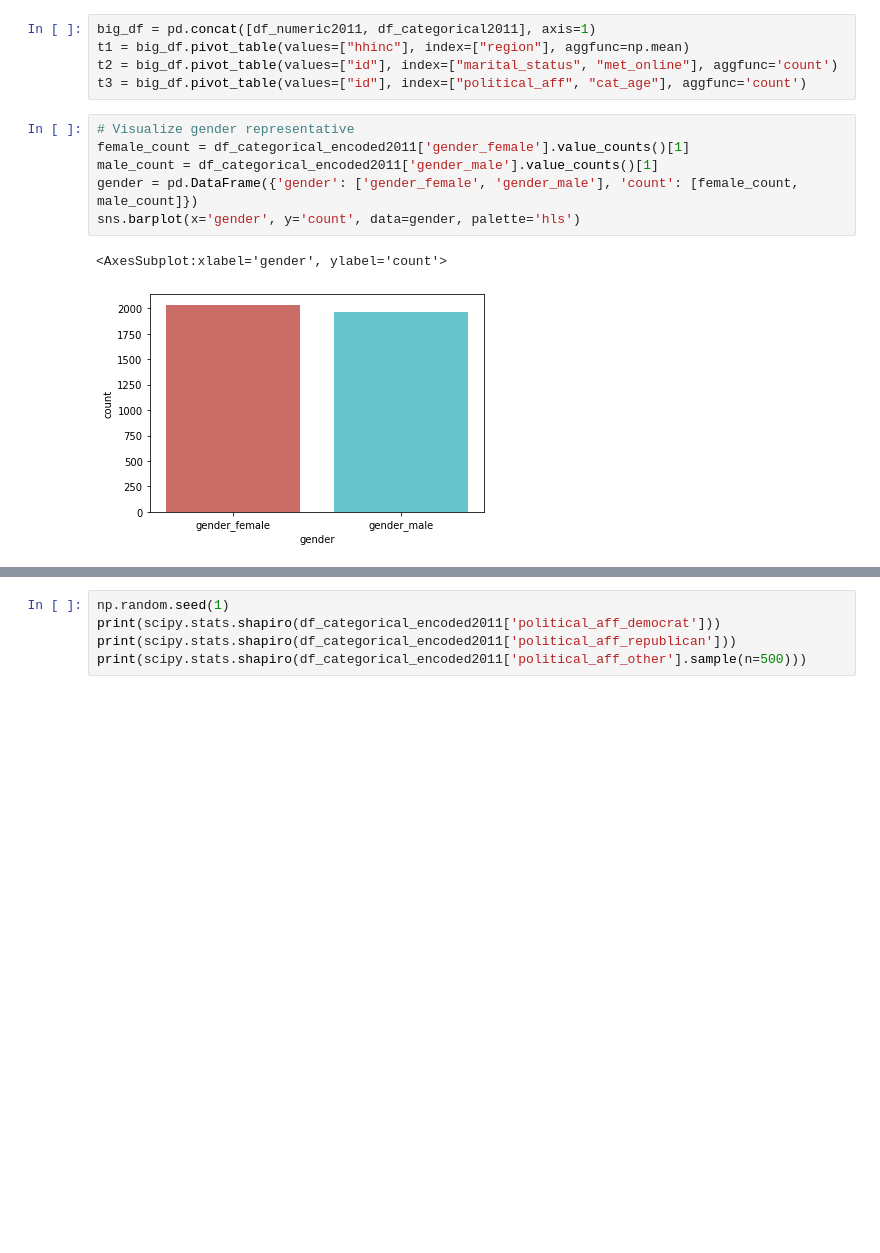
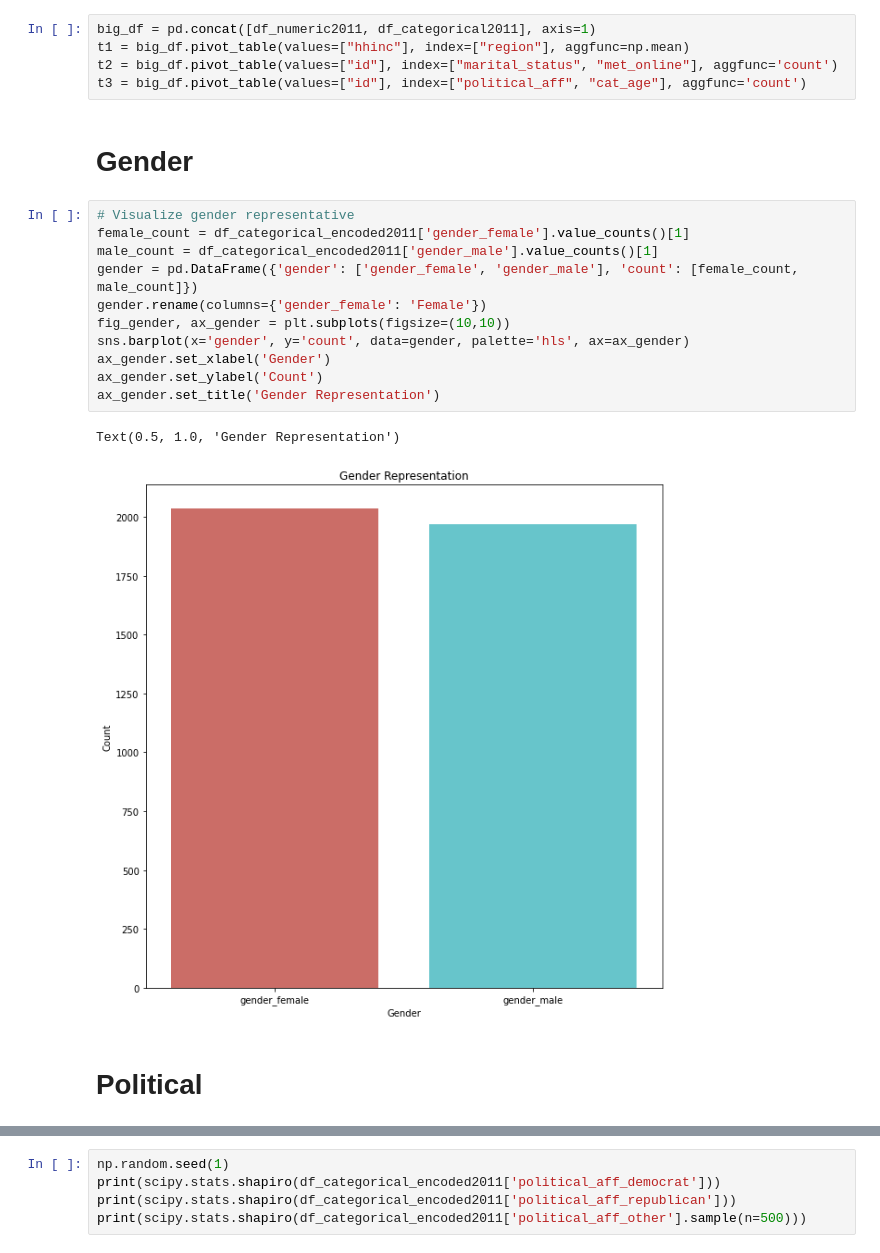
Before and after one commit to hypothetical-lemon/COMP4447-final-project, a Jupyter notebook: final_project.ipynb, the cells around one changed output, grey strips where cells are left out. Saved outputs shown, nothing was run; the diff lists cells and outputs as text; blank space fills up the shorter version.

```diff
--- a/final_project.ipynb
+++ b/final_project.ipynb
@@ -390,15 +465,24 @@ big_df = pd.concat([df_numeric2011, df_categorical2011], axis=1)
 t1 = big_df.pivot_table(values=["hhinc"], index=["region"], aggfunc=np.mean)
 t2 = big_df.pivot_table(values=["id"], index=["marital_status", "met_online"], aggfunc='count')
 t3 = big_df.pivot_table(values=["id"], index=["political_aff", "cat_age"], aggfunc='count')
+# %% [markdown]
+# Gender
 # %%
 # Visualize gender representative
 female_count = df_categorical_encoded2011['gender_female'].value_counts()[1]
 male_count = df_categorical_encoded2011['gender_male'].value_counts()[1]
 gender = pd.DataFrame({'gender': ['gender_female', 'gender_male'], 'count': [female_count, male_count]})
-sns.barplot(x='gender', y='count', data=gender, palette='hls')
+gender.rename(columns={'gender_female': 'Female'})
+fig_gender, ax_gender = plt.subplots(figsize=(10,10))
+sns.barplot(x='gender', y='count', data=gender, palette='hls', ax=ax_gender)
+ax_gender.set_xlabel('Gender')
+ax_gender.set_ylabel('Count')
+ax_gender.set_title('Gender Representation')
 # %% [output]
-<AxesSubplot:xlabel='gender', ylabel='count'>
+Text(0.5, 1.0, 'Gender Representation')
-[figure, old version]
+[figure, new version]
+# %% [markdown]
+# Political
 # %%
 # Visualize political representative
 democrat_count = df_categorical_encoded2011['political_aff_democrat'].value_counts()[1]
```
Also changed, not shown: parts of 43 cells of this notebook, 5 other files.
